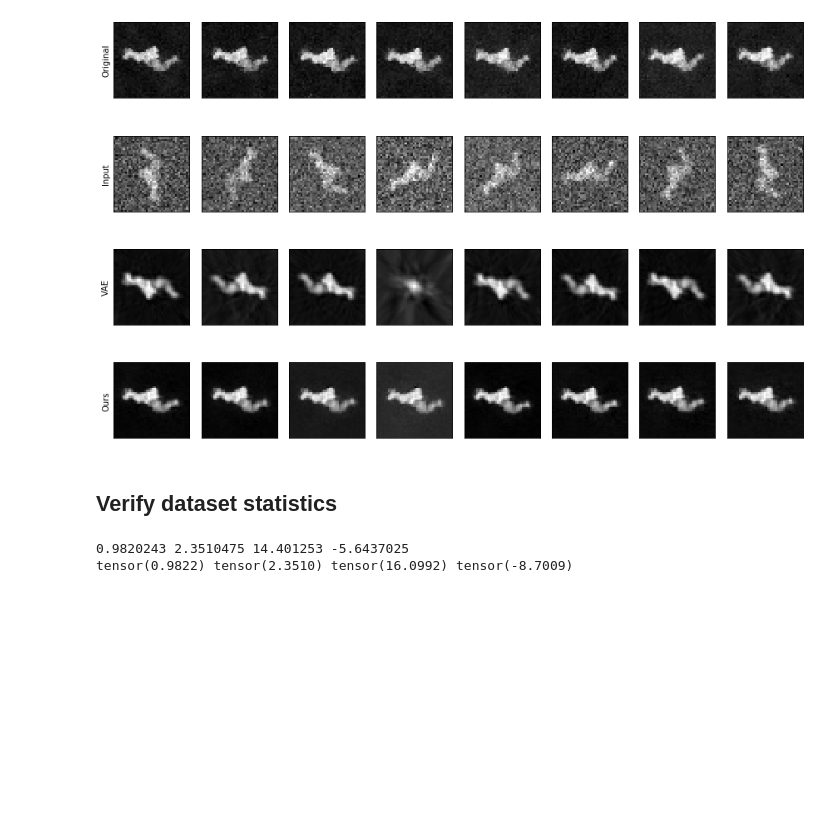
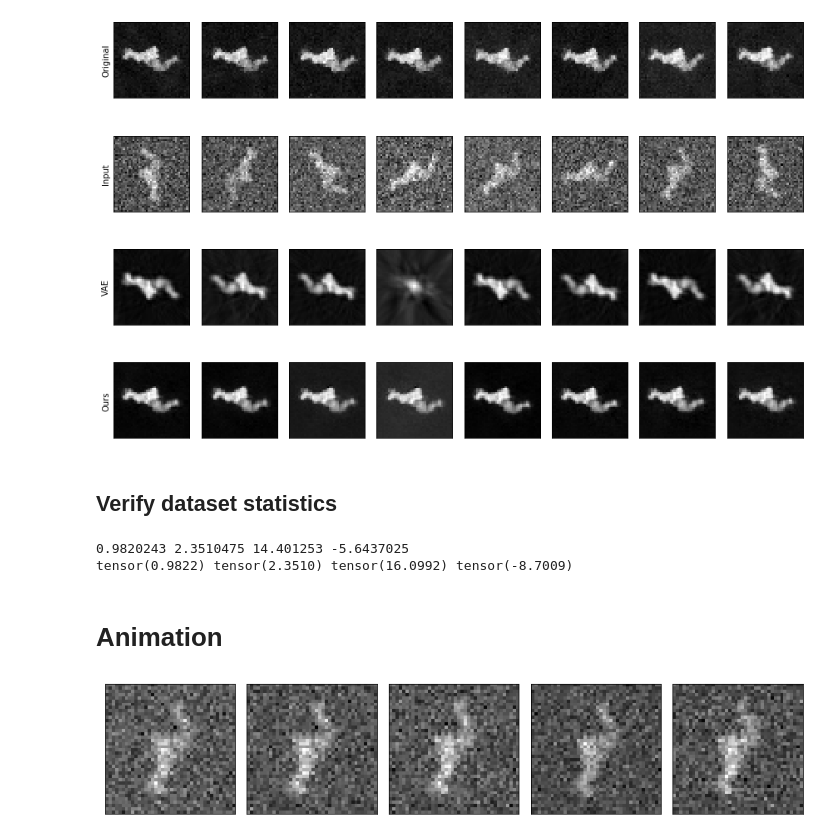
Before and after one commit to kobybibas/CryoEM_rotation_invariant, a Jupyter notebook: notebooks/5hdb_viz.ipynb, the cells around one changed output. Cells and saved outputs as stored; diff of their text form; code cells hidden in the pictures; blank space fills up the shorter version.

Commit message:
animation code

```diff
--- a/notebooks/5hdb_viz.ipynb
+++ b/notebooks/5hdb_viz.ipynb
@@ -101,3 +107,27 @@ print(img_tensor.mean(), img_tensor.std(), img_tensor.max(), img_tensor.min())
 # %% [output]
 0.9820243 2.3510475 14.401253 -5.6437025
 tensor(0.9822) tensor(2.3510) tensor(16.0992) tensor(-8.7009)
+# %% [markdown]
+# Animation
+# %%
+# Get input and visualize it
+idx = 10
+img = test_loader.dataset.imgs_rot[idx]
+
+img_inputs = []
+for angle in np.arange(0, 360, 1):
+    img_rot = scipy.ndimage.rotate(img, angle, mode='reflect')
+    img_input = transform_particles(Image.fromarray(img_rot, mode='P'))
+    img_inputs.append(img_input)
+
+# visualize
+w, h = plt.rcParams.get('figure.figsize')
+fig, axs = plt.subplots(1, 5, figsize=(w * 2, h), facecolor='w')
+for i, ax in enumerate(axs):
+    ax.imshow(img_inputs[i].squeeze(), cmap='gray')
+[ax.set_xticks([]) for ax in axs.flatten()]
+[ax.set_yticks([]) for ax in axs.flatten()]
+plt.tight_layout()
+plt.show()
+# %% [output]
+[figure, added]
```
Also changed, not shown: parts of 6 cells of this notebook, 1 other file.
